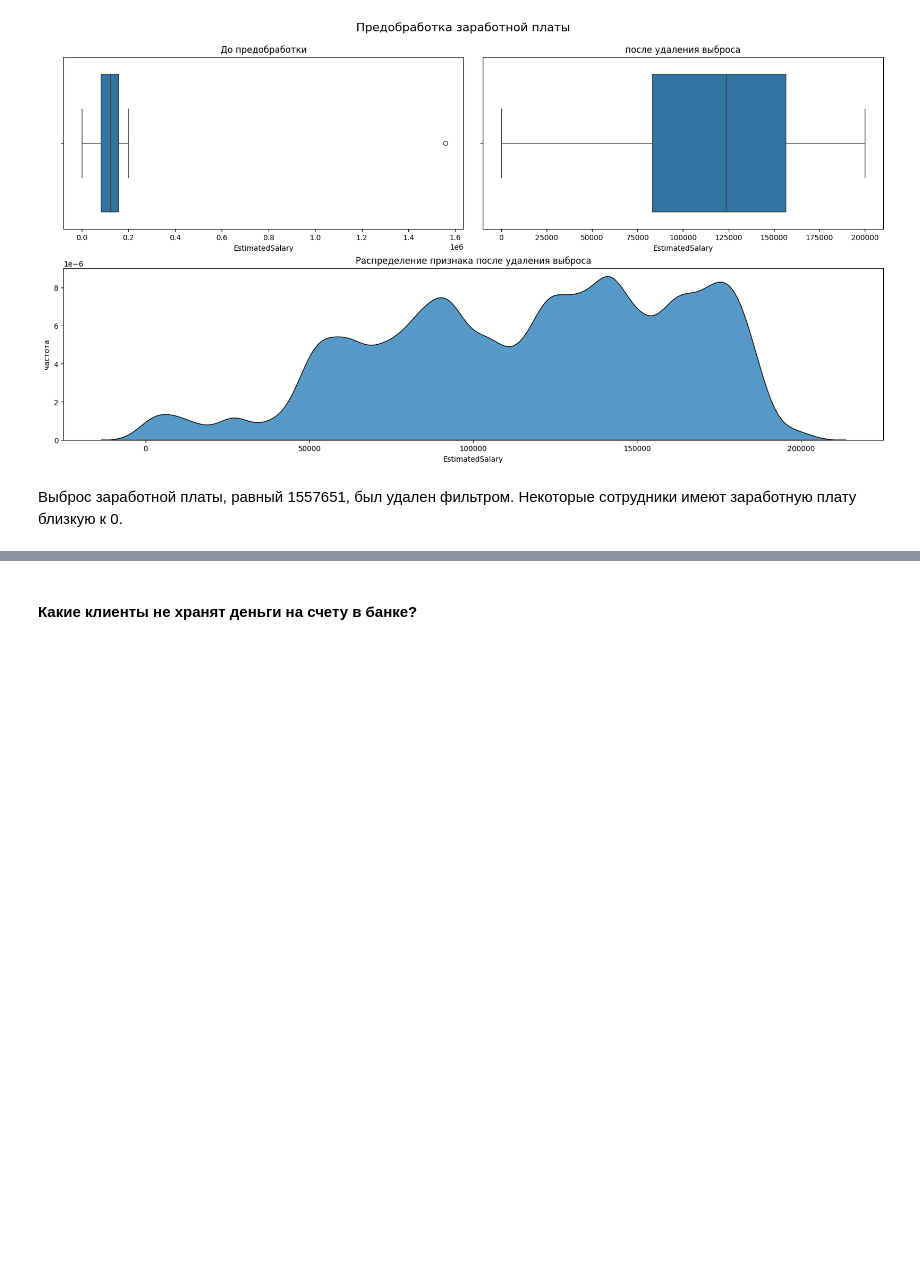
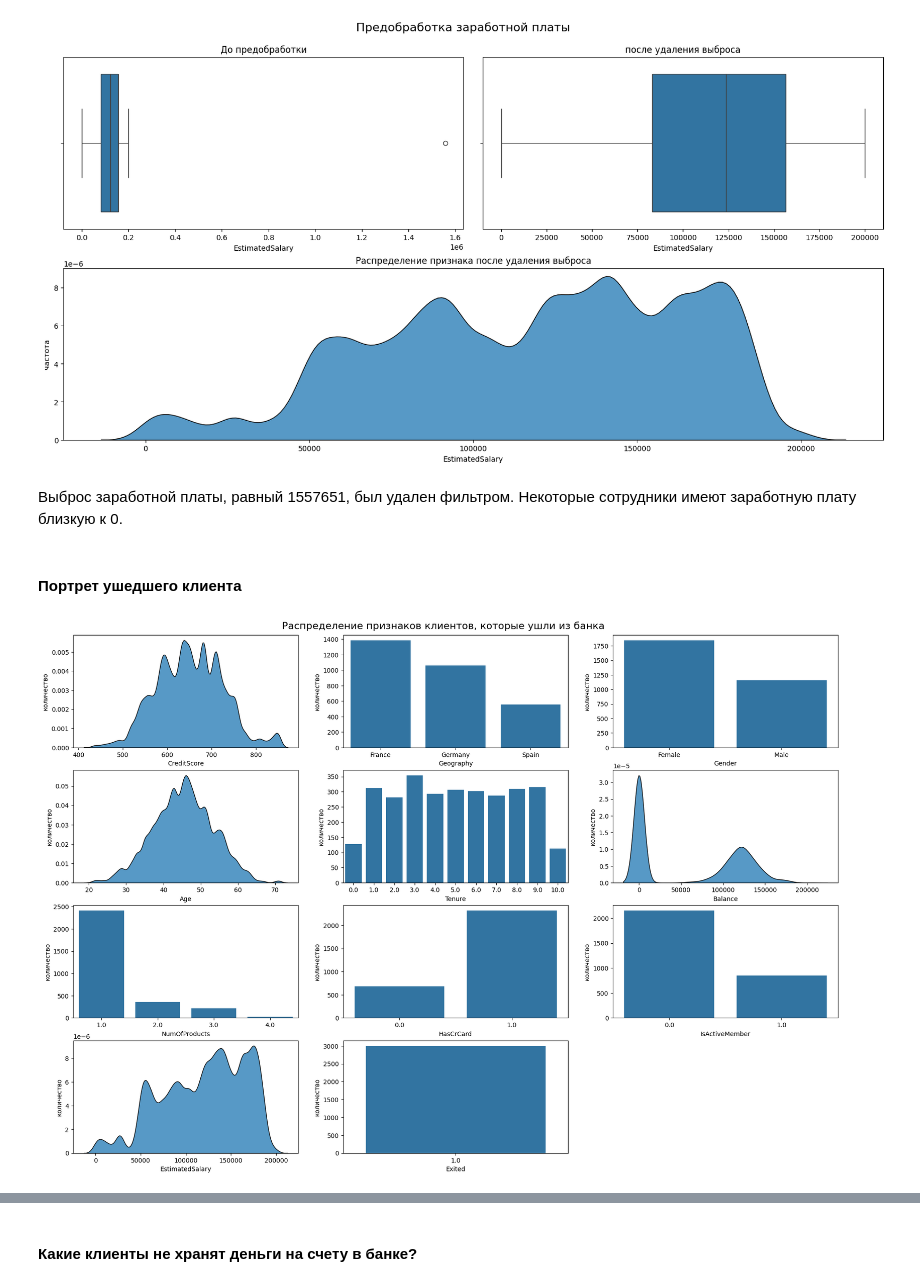
Before and after one commit to serguntsov/webbee_predict_customer_churn, a Jupyter notebook: pred_customer_churn.ipynb, the cells around one changed output, grey strips where cells are left out. Cells and saved outputs as stored; diff of their text form; code cells hidden in the pictures; blank space fills up the shorter version.

```diff
--- a/pred_customer_churn.ipynb
+++ b/pred_customer_churn.ipynb
@@ -260,3 +277,11 @@ plt.show()
 [figure]
 # %% [markdown]
 Выброс заработной платы, равный 1557651, был удален фильтром. Некоторые сотрудники имеют заработную плату близкую к 0.
+# %% [markdown]
+#### Портрет ушедшего клиента
+# %%
+plt_hist(train_customer_churn.query('Exited == 1'))
+plt.suptitle('Распределение признаков клиентов, которые ушли из банка', fontsize=16,y=0.9)
+plt.show()
+# %% [output]
+[figure, added]
```
Also changed, not shown: parts of 17 cells of this notebook.
